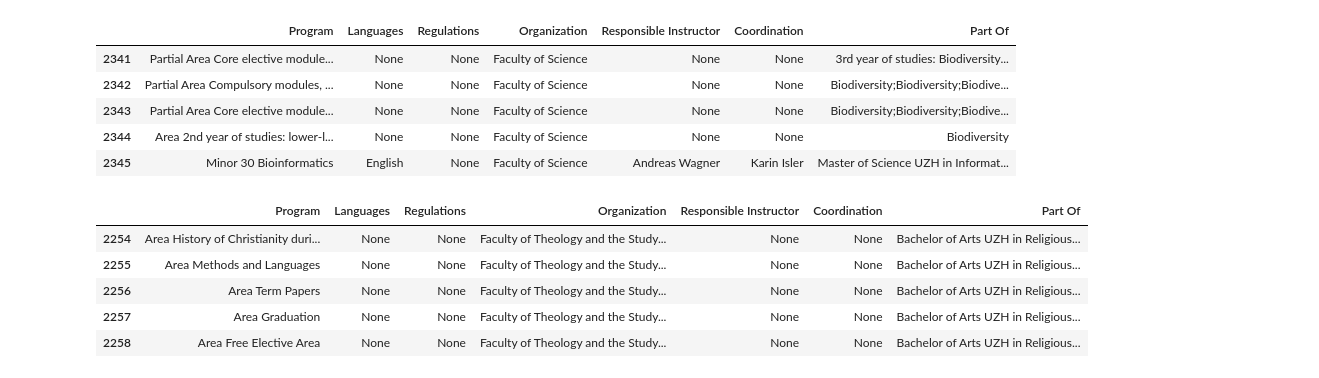
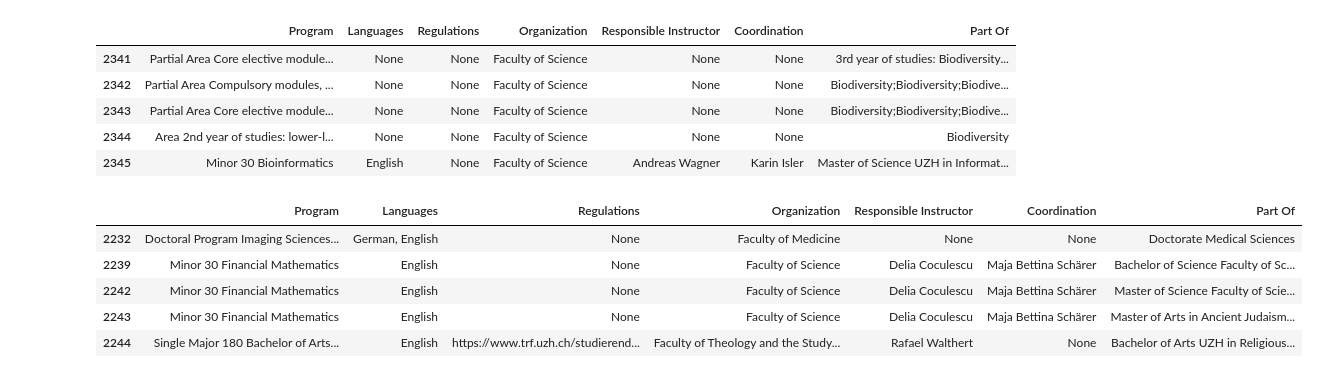
Before and after one commit to mwooll/UZH_Network, a Jupyter notebook: src/parse_study_programs.ipynb, the cells around one changed output. Saved outputs shown, nothing was run; the diff lists cells and outputs as text; code cells hidden in the pictures.

Commit message:
graphing drafts, drop rows with area in them

```diff
--- a/src/parse_study_programs.ipynb
+++ b/src/parse_study_programs.ipynb
@@ -146,6 +146,11 @@ df_result.tail()
 | 2281 | Area Compulsory Modules | None | None | Faculty of Medicine | None | None | Imaging Sciences in Medicine |
 | 2282 | Area Optional Modules | None | None | Faculty of Medicine | None | None | Imaging Sciences in Medicine |
 | 2283 | Area Elective modules: 1st year o... | None | None | Faculty of Science | None | None | 1st year of studies: Mathematics;... |
+# %%
+def drop_area(df):
+    # Filter out rows where the "Program" column contains the word "Area"
+    df_filtered = df[~df['Program'].str.contains("Area", na=False)]
+    return df_filtered
 # %%
 file_path = "../data/text/FS23/VVZ_FS23_study_programs.txt"
 
@@ -163,17 +168,18 @@ df_result.tail()
 # %%
 file_path = "../data/text/FS24/VVZ_FS24_study_programs.txt"
 
 with open(file_path, "r", encoding="utf-8") as file:
     fs24 = file.read()
 df_result = process_course_catalogs(fs24)
+df_result = drop_area(df_result)
 df_result.tail()
 # %% [output]
 |  | Program | Languages | Regulations | Organization | Responsible Instructor | Coordination | Part Of |
-| 2254 | Area History of Christianity duri... | None | None | Faculty of Theology and the Study... | None | None | Bachelor of Arts UZH in Religious... |
-| 2255 | Area Methods and Languages | None | None | Faculty of Theology and the Study... | None | None | Bachelor of Arts UZH in Religious... |
-| 2256 | Area Term Papers | None | None | Faculty of Theology and the Study... | None | None | Bachelor of Arts UZH in Religious... |
-| 2257 | Area Graduation | None | None | Faculty of Theology and the Study... | None | None | Bachelor of Arts UZH in Religious... |
-| 2258 | Area Free Elective Area | None | None | Faculty of Theology and the Study... | None | None | Bachelor of Arts UZH in Religious... |
+| 2232 | Doctoral Program Imaging Sciences... | German, English | None | Faculty of Medicine | None | None | Doctorate Medical Sciences |
+| 2239 | Minor 30 Financial Mathematics | English | None | Faculty of Science | Delia Coculescu | Maja Bettina Schärer | Bachelor of Science Faculty of Sc... |
+| 2242 | Minor 30 Financial Mathematics | English | None | Faculty of Science | Delia Coculescu | Maja Bettina Schärer | Master of Science Faculty of Scie... |
+| 2243 | Minor 30 Financial Mathematics | English | None | Faculty of Science | Delia Coculescu | Maja Bettina Schärer | Master of Arts in Ancient Judaism... |
+| 2244 | Single Major 180 Bachelor of Arts... | English | https://www.trf.uzh.ch/studierend... | Faculty of Theology and the Study... | Rafael Walthert | None | Bachelor of Arts UZH in Religious... |
 # %%
 import os
 
```
Also changed, not shown: parts of 1 cell of this notebook, 4 other files.
